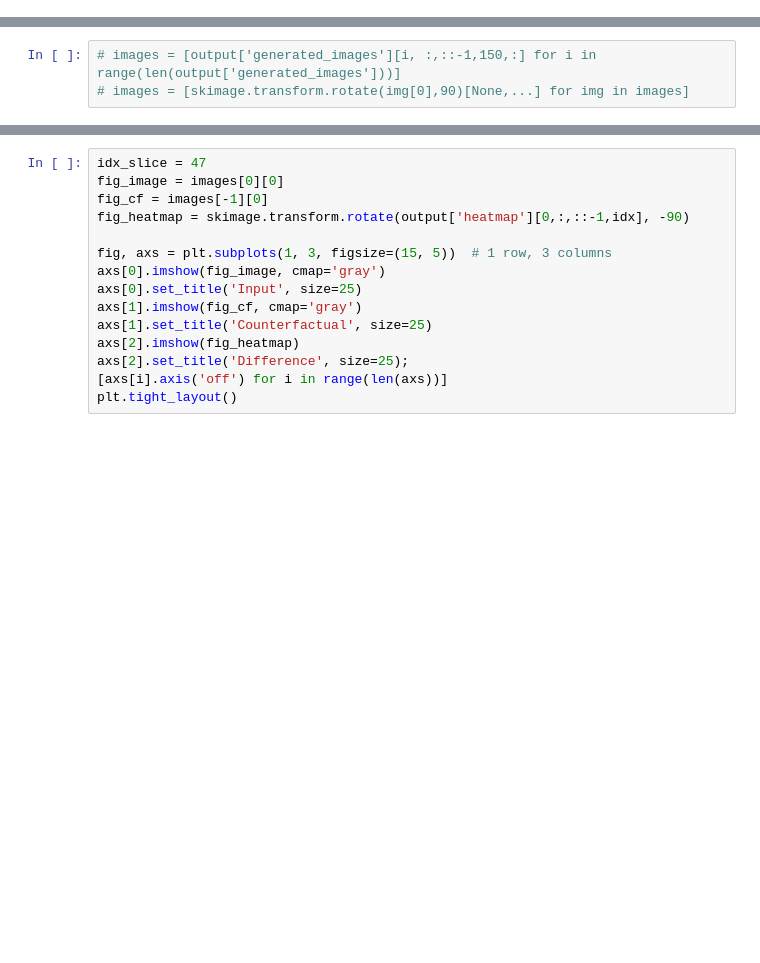
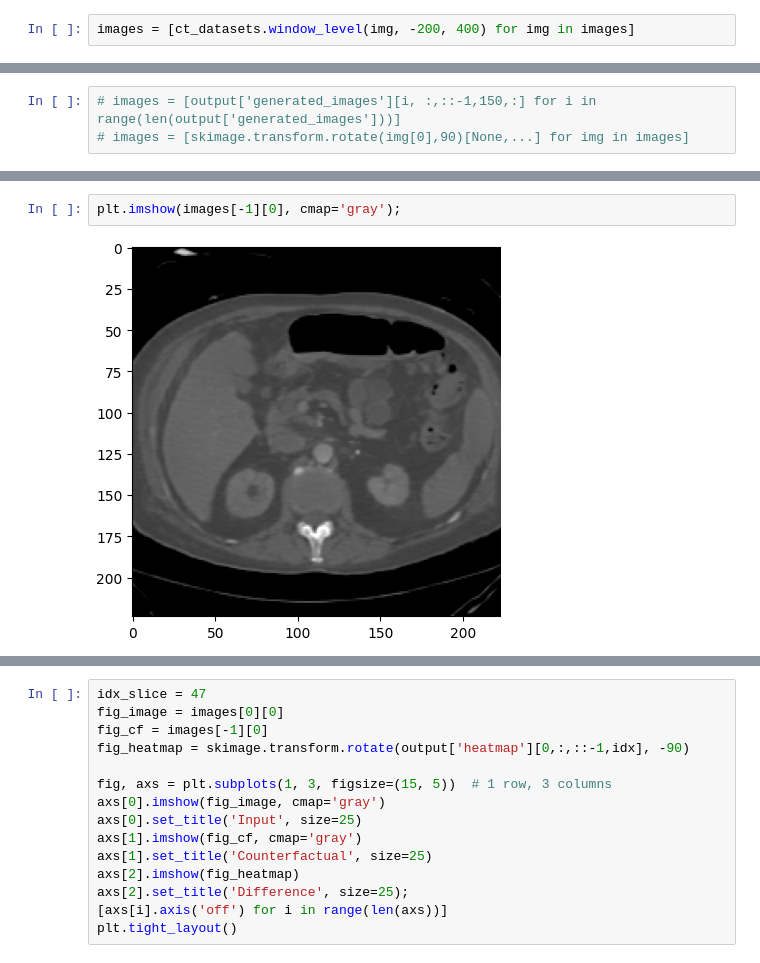
Before and after one commit to ieee8023/ct-counterfactuals, a Jupyter notebook: explain-ascites.ipynb, the cells around one changed output, grey strips where cells are left out. Drawn from its saved outputs; the diff is of its cells as text; blank space fills up the shorter version.

```diff
--- a/explain-ascites.ipynb
+++ b/explain-ascites.ipynb
@@ -195,3 +188,5 @@ plt.imshow(skimage.transform.rotate(output['heatmap'][0,:,::-1,idx], -90));
 # %%
 images = [output['generated_images'][i, :,::-1,:,idx] for i in range(len(output['generated_images']))]
 images = [skimage.transform.rotate(img[0],90)[None,...] for img in images]
+# %%
+images = [ct_datasets.window_level(img, -200, 400) for img in images]
@@ -205 +213,5 @@ plt.imshow(images[0][0], cmap='gray');
+# %%
+plt.imshow(images[-1][0], cmap='gray');
+# %% [output]
+[figure, added]
 # %%
```
Also changed, not shown: parts of 15 cells of this notebook.
